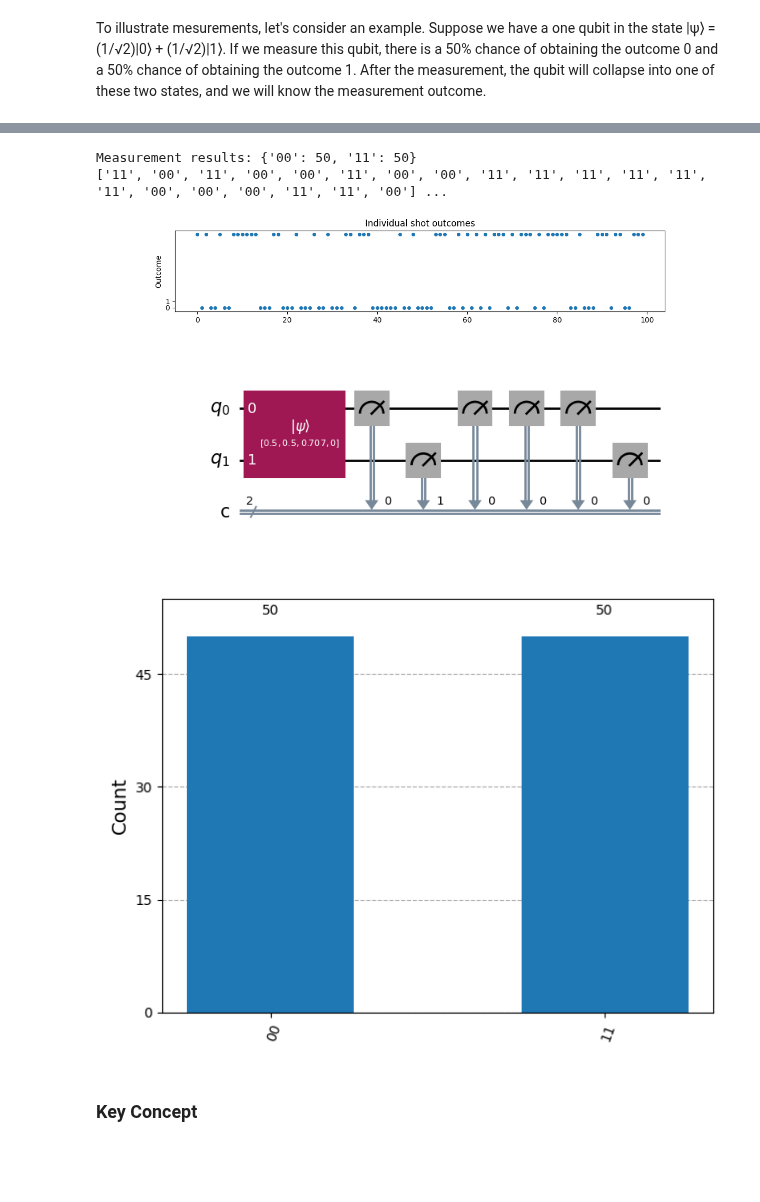
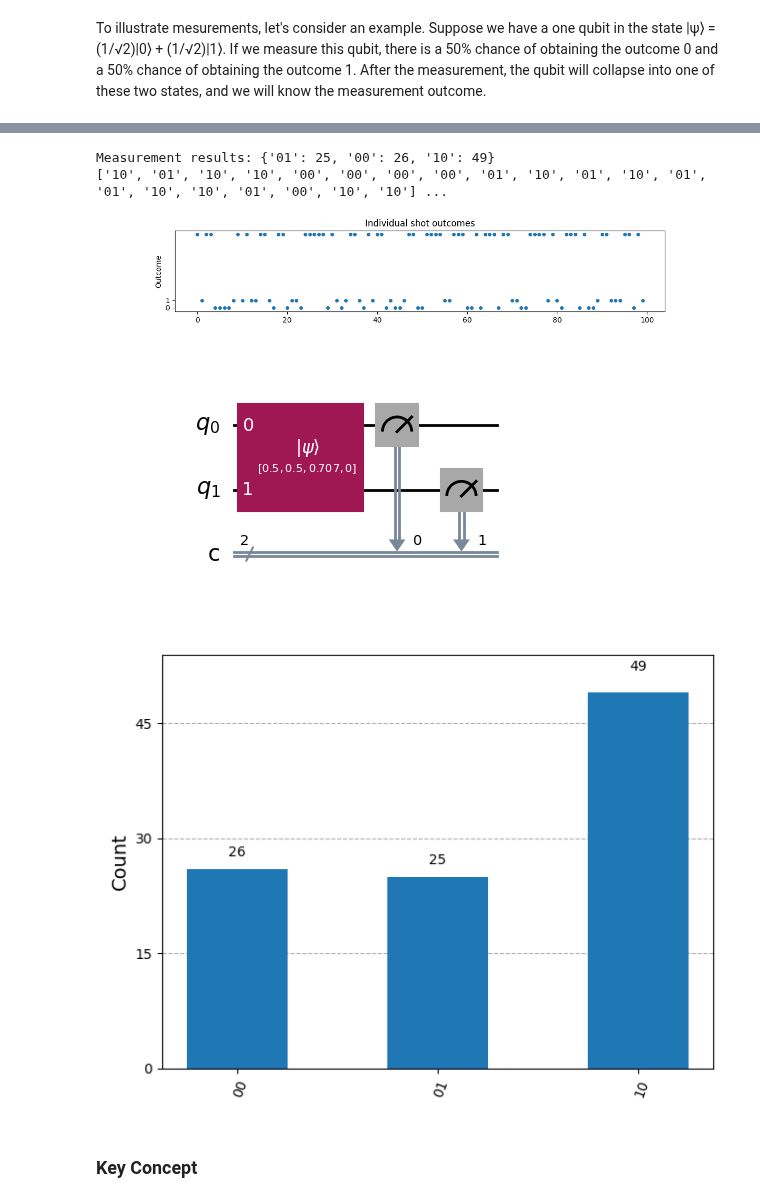
Before and after one commit to MariyaSV78/notebook_Quantum-computing, a Jupyter notebook: Quantum-computing.ipynb, the cells around one changed output, grey strips where cells are left out. Drawn from its saved outputs; the diff is of its cells as text; code cells hidden in the pictures; blank space fills up the shorter version.

```diff
--- a/Quantum-computing.ipynb
+++ b/Quantum-computing.ipynb
@@ -671,35 +676,36 @@ Measurement results: {'1': 56, '0': 44}
 # %%
-qc2.measure(1,0) #builds the experiment
+qc2.measure(0,0) #builds the experiment
+qc2.measure(1,1) #builds the experiment
 
 # Simulate measurements using AerSimulator
 simulator = AerSimulator()
 job = simulator.run(qc2,  shots=100, memory=True)
 result = job.result()
 counts = result.get_counts(qc2)
 counts2 = result.get_memory()
 
 # Draw the final circuit
 qc2.draw('mpl').show()
 plot_histogram(counts)
 
 clear_output()
 print("Measurement results:", counts)
 print(counts2[:20], "...")
 shots_numeric = [int(x) for x in counts2]
 
 plt.figure(figsize=(12,2))
 plt.plot(shots_numeric, 'o', markersize=4)
 plt.yticks([0,1])
 plt.xlabel("Shot index")
 plt.ylabel("Outcome")
 plt.title("Individual shot outcomes")
 plt.show()
 # %% [output]
-Measurement results: {'00': 50, '11': 50}
-['11', '00', '11', '00', '00', '11', '00', '00', '11', '11', '11', '11', '11', '11', '00', '00', '00', '11', '11', '00'] ...
+Measurement results: {'01': 25, '00': 26, '10': 49}
+['10', '01', '10', '10', '00', '00', '00', '00', '01', '10', '01', '10', '01', '01', '10', '10', '01', '00', '10', '10'] ...
-[figure, old version]
+[figure, new version]
-[figure, old version]
+[figure, new version]
-[figure, old version]
+[figure, new version]
 # %% [markdown]
 ### Key Concept
 # %% [markdown]
```
Also changed, not shown: parts of 6 cells of this notebook, 1 other file.
